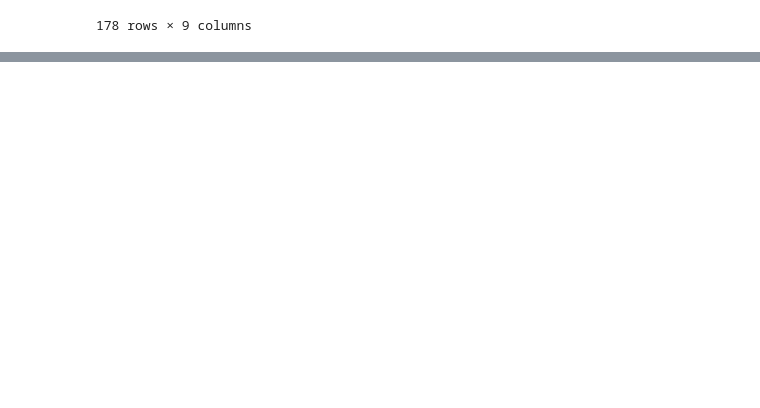
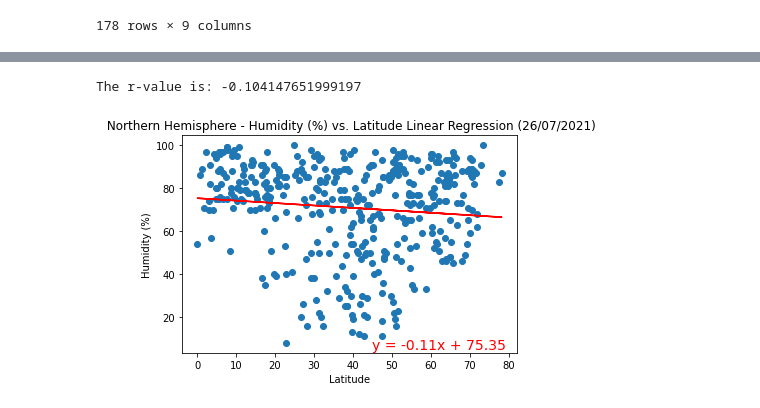
Before and after one commit to jaybdhruv/python-api-challenge, a Jupyter notebook: WeatherPy/WeatherPy.ipynb, the cells around one changed output, grey strips where cells are left out. Drawn from its saved outputs; the diff is of its cells as text; code cells hidden in the pictures; blank space fills up the shorter version.

```diff
--- a/WeatherPy/WeatherPy.ipynb
+++ b/WeatherPy/WeatherPy.ipynb
@@ -370,0 +373,9 @@ except:
+# %%
+# Northern Hemisphere: Humidity vs. Latitude Linear Regression
+
+linear_regression(northern_hemisphere["Lat"],
+                  northern_hemisphere["Humidity"],
+                  "Humidity (%)", 45, 5, "Northern")
+# %% [output]
+The r-value is: -0.104147651999197
+[figure, added]
```
Also changed, not shown: parts of 10 cells of this notebook.
